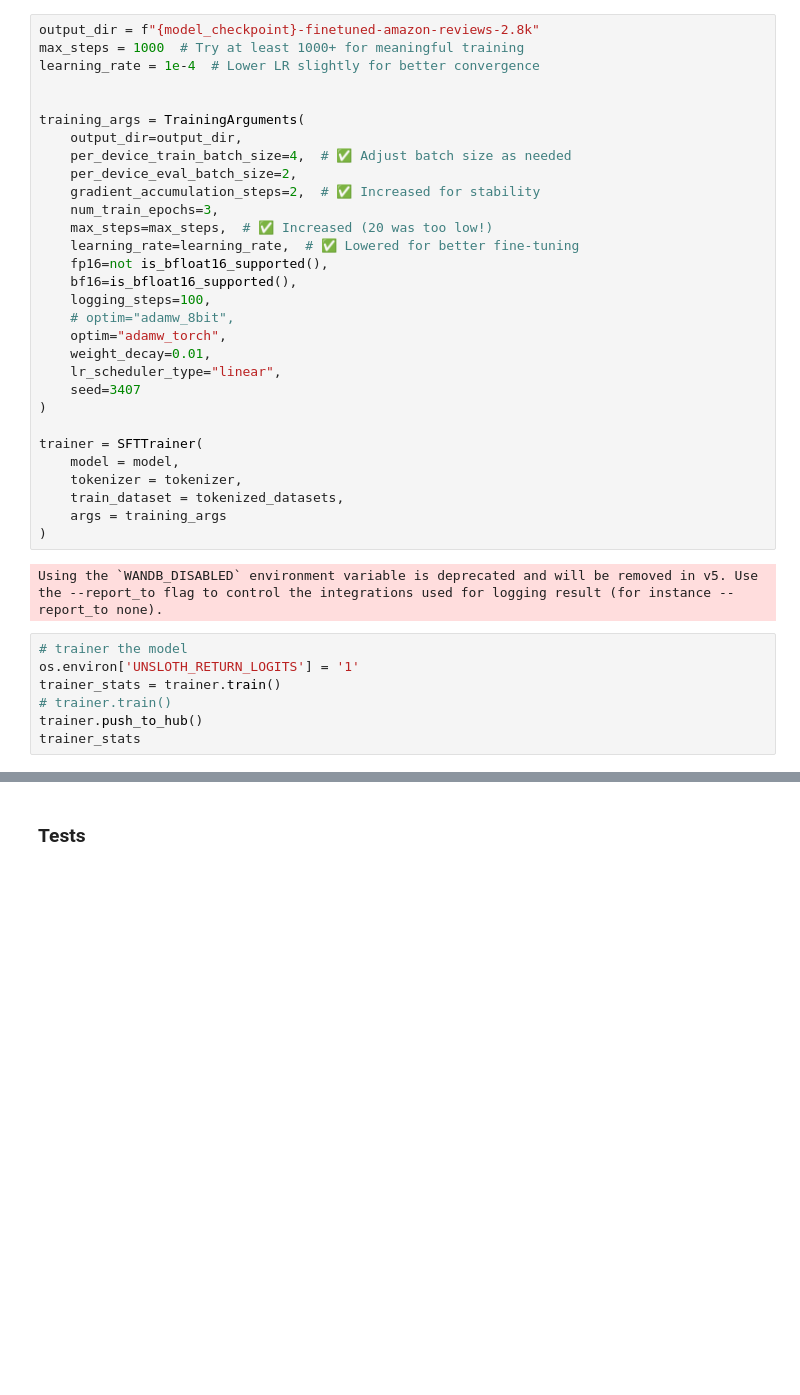
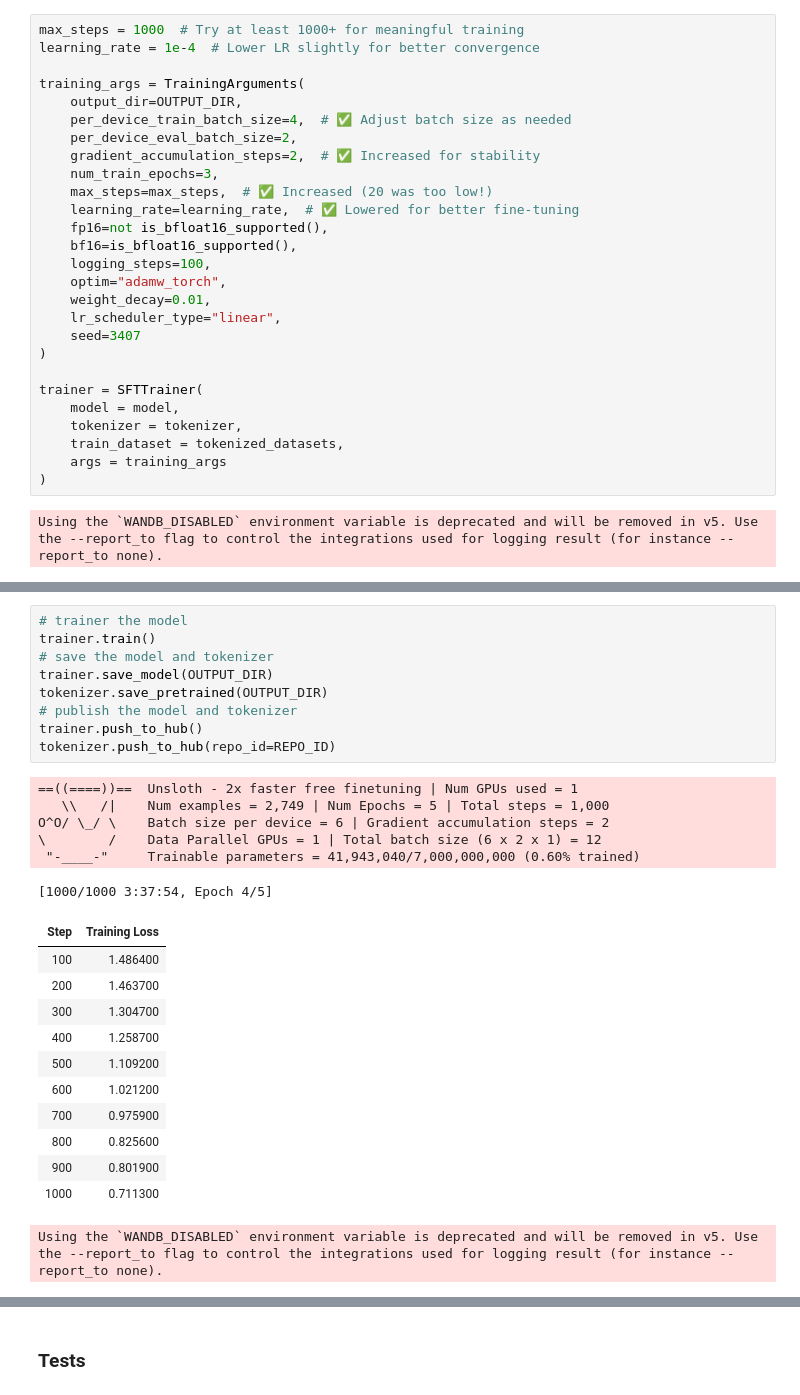
Before and after one commit to carlos-rian/fiap-pos-tech, a Jupyter notebook: tech-challenge-03/finetuning/mistral/fine_tuning.ipynb, the cells around one changed output, grey strips where cells are left out. Cells and saved outputs as stored; diff of their text form; blank space fills up the shorter version.

```diff
--- a/tech-challenge-03/finetuning/mistral/fine_tuning.ipynb
+++ b/tech-challenge-03/finetuning/mistral/fine_tuning.ipynb
@@ -176,13 +116,11 @@ Dataset({
 # %% [markdown]
 ### Train fine tuning model
 # %%
-output_dir = f"{model_checkpoint}-finetuned-amazon-reviews-2.8k"
 max_steps = 1000  # Try at least 1000+ for meaningful training
 learning_rate = 1e-4  # Lower LR slightly for better convergence
 
-
 training_args = TrainingArguments(
-    output_dir=output_dir,
+    output_dir=OUTPUT_DIR,
     per_device_train_batch_size=4,  # ✅ Adjust batch size as needed
     per_device_eval_batch_size=2,
     gradient_accumulation_steps=2,  # ✅ Increased for stability
@@ -192,7 +130,6 @@ training_args = TrainingArguments(
     fp16=not is_bfloat16_supported(),
     bf16=is_bfloat16_supported(),
     logging_steps=100,
-    # optim="adamw_8bit",
     optim="adamw_torch",
     weight_decay=0.01,
     lr_scheduler_type="linear",
@@ -207,10 +144,3 @@ trainer = SFTTrainer(
 )
 # %% [output]
 Using the `WANDB_DISABLED` environment variable is deprecated and will be removed in v5. Use the --report_to flag to control the integrations used for logging result (for instance --report_to none).
-# %%
-# trainer the model
-os.environ['UNSLOTH_RETURN_LOGITS'] = '1'
-trainer_stats = trainer.train()
-# trainer.train()
-trainer.push_to_hub()
-trainer_stats
@@ -237,0 +147,28 @@ TrainOutput(global_step=1000, training_loss=1.2544789581298827, metrics={'train_
+# %%
+# trainer the model
+trainer.train()
+# save the model and tokenizer
+trainer.save_model(OUTPUT_DIR)
+tokenizer.save_pretrained(OUTPUT_DIR)
+# publish the model and tokenizer
+trainer.push_to_hub()
+tokenizer.push_to_hub(repo_id=REPO_ID)
+# %% [output]
+==((====))==  Unsloth - 2x faster free finetuning | Num GPUs used = 1
+   \\   /|    Num examples = 2,749 | Num Epochs = 5 | Total steps = 1,000
+O^O/ \_/ \    Batch size per device = 6 | Gradient accumulation steps = 2
+\        /    Data Parallel GPUs = 1 | Total batch size (6 x 2 x 1) = 12
+ "-____-"     Trainable parameters = 41,943,040/7,000,000,000 (0.60% trained)
+[1000/1000 3:37:54, Epoch 4/5]
+| Step | Training Loss |
+| 100 | 1.486400 |
+| 200 | 1.463700 |
+| 300 | 1.304700 |
+| 400 | 1.258700 |
+| 500 | 1.109200 |
+| 600 | 1.021200 |
+| 700 | 0.975900 |
+| 800 | 0.825600 |
+| 900 | 0.801900 |
+| 1000 | 0.711300 |
+Using the `WANDB_DISABLED` environment variable is deprecated and will be removed in v5. Use the --report_to flag to control the integrations used for logging result (for instance --report_to none).
```
Also changed, not shown: parts of 22 cells of this notebook, 2 other files.
